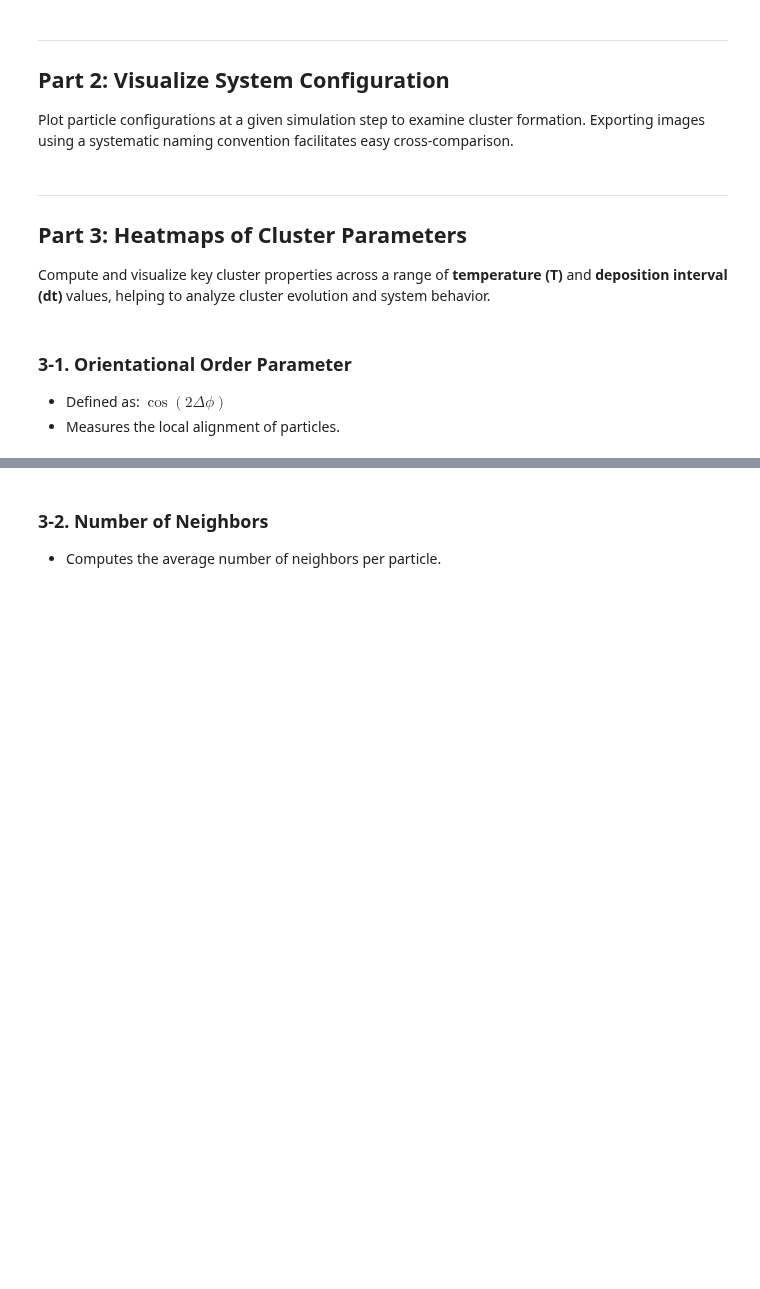
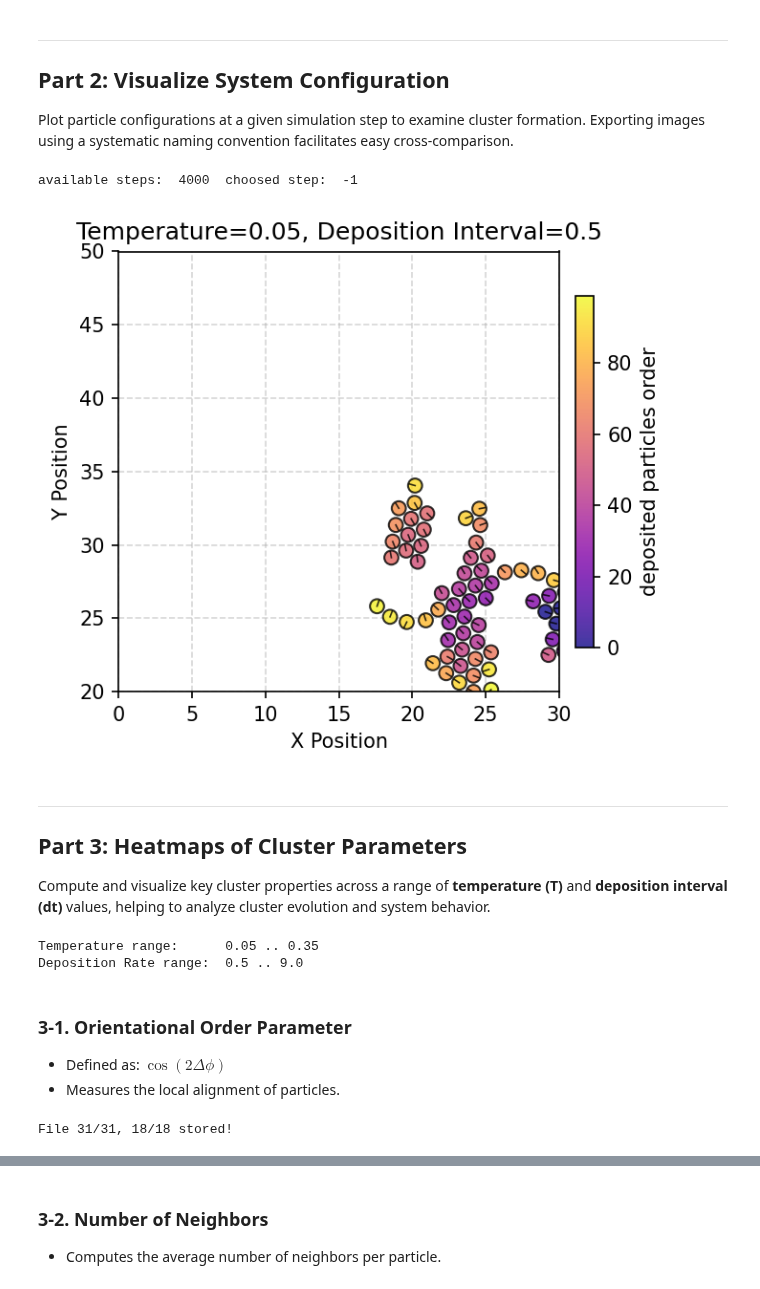
Before and after one commit to hadis-gh/chisurfmd, a Jupyter notebook: script/notebooks/md/04_MD_Aggreagtion.ipynb, the cells around one changed output, grey strips where cells are left out. Cells and saved outputs as stored; diff of their text form; code cells hidden in the pictures; blank space fills up the shorter version.

```diff
--- a/script/notebooks/md/04_MD_Aggreagtion.ipynb
+++ b/script/notebooks/md/04_MD_Aggreagtion.ipynb
@@ -32,7 +32,7 @@ import data_extraction
 import visualization
 import system_analysis
 
-output_dir = "/home/hadis/selfassembly/runs/particleOriented/march15_aggregationRun/outputs"
+output_dir = "/home/hadis/selfassembly/run/particleOriented/march15_aggregationRun/outputs"
 target_file = data_extraction.file_selection(output_dir, temperature=0.15, deposition_interval=2)
 # %% [markdown]
 ---
@@ -40,8 +40,12 @@ target_file = data_extraction.file_selection(output_dir, temperature=0.15, depos
 ## Part 2: Visualize System Configuration
 Plot particle configurations at a given simulation step to examine cluster formation. Exporting images using a systematic naming convention facilitates easy cross-comparison.
 # %%
-visualization.plot_configuration_aggregation(output_dir, .25, 9, step_target=-1)
+visualization.plot_configuration_aggregation(output_dir, .05, 0.5, step_target=-1,
+                                             x_limit=(0, 30), y_limit=(20, 50), save_fig=True, diameter=50)
 # visualization.plot_configuration_aggregation(output_dir, .25, 9, step_target=-1, x_limit=(0, 30), y_limit=(20, 50), save_fig=True, diameter=50)
+# %% [output]
+available steps:  4000  choosed step:  -1
+[figure, added]
 # %%
 visualization.animate_position_aggregation(output_dir, temperature=0.15, deposition_rate=0.5, frame_skip=1)
 # %% [markdown]
@@ -54,11 +58,16 @@ ranges = data_extraction.extract_ranges(output_dir)
 
 temperatures = ranges ['temperatures']
 deposition_rates = ranges ['deposition_rates']
+# %% [output]
+Temperature range:      0.05 .. 0.35
+Deposition Rate range:  0.5 .. 9.0
 # %% [markdown]
 ### **3-1. Orientational Order Parameter**
    - Defined as: $\cos(2\Delta\phi)$
    - Measures the local alignment of particles.
 # %%
 order_matrix = data_extraction.extract_order_parameter_matrix(output_dir, temperatures, deposition_rates)
+# %% [output]
+File 31/31, 18/18 stored!
 # %%
 visualization.plot_parameter_heatmap(order_matrix, 'Orientational Order', temperatures, deposition_rates, cmap='Blues')
```
Also changed, not shown: parts of 1 cell of this notebook, 1 other file.
